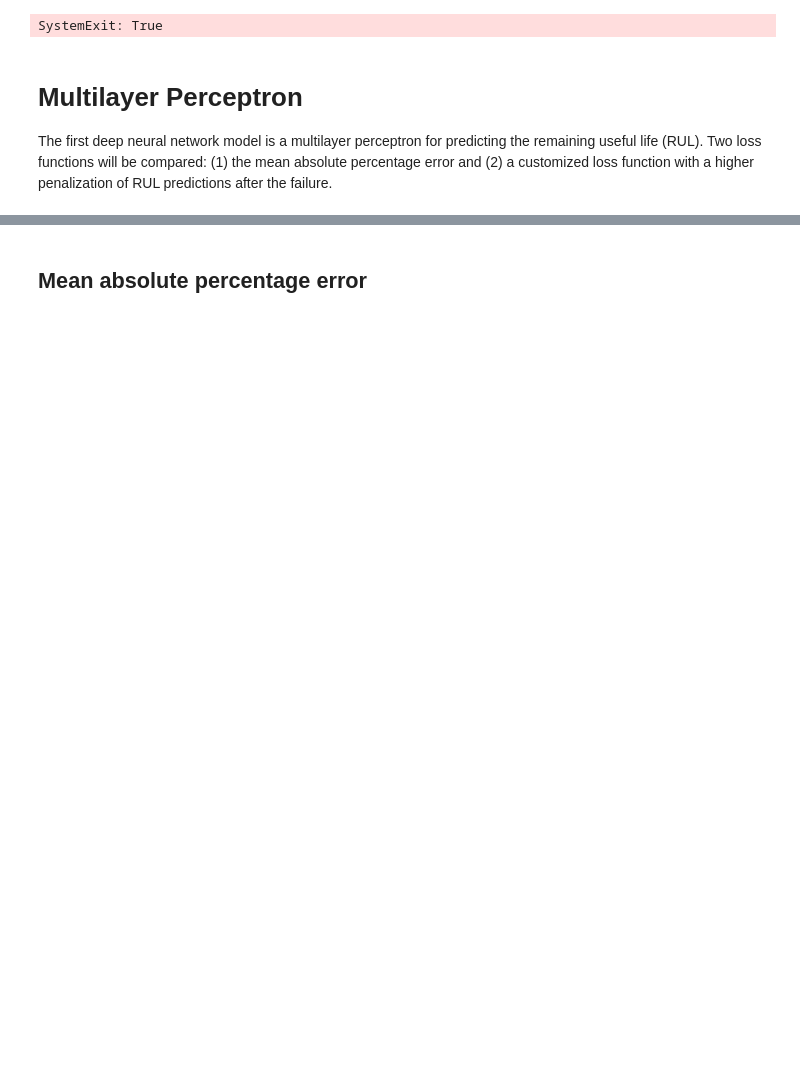
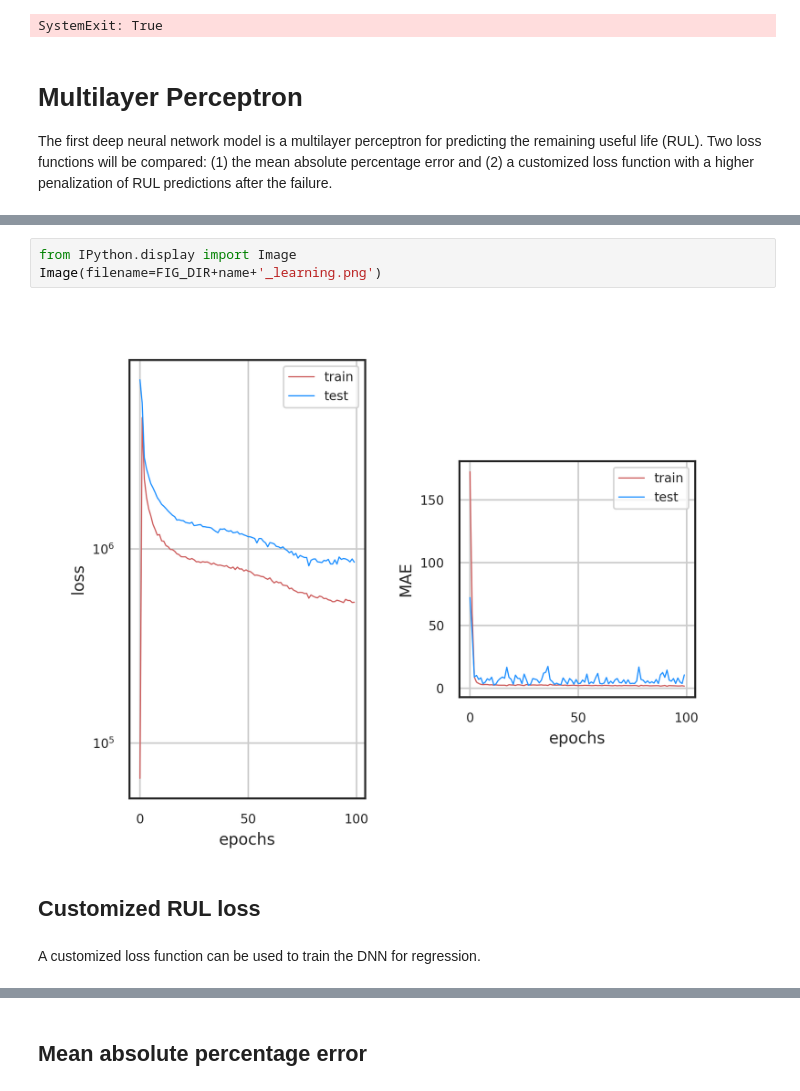
Before and after one commit to wimverleyen/DeepLearning, a Jupyter notebook: notebook/Performance_evaluation.ipynb, the cells around one changed output, grey strips where cells are left out. Cells and saved outputs as stored; diff of their text form; blank space fills up the shorter version.

```diff
--- a/notebook/Performance_evaluation.ipynb
+++ b/notebook/Performance_evaluation.ipynb
@@ -37,0 +74,9 @@ The first deep neural network model is a multilayer perceptron for predicting th
+# %%
+from IPython.display import Image
+Image(filename=FIG_DIR+name+'_learning.png')
+# %% [output]
+[figure, added]
+# %% [markdown]
+## Customized RUL loss
+# %% [markdown]
+A customized loss function can be used to train the DNN for regression.
```
Also changed, not shown: parts of 20 cells of this notebook.
